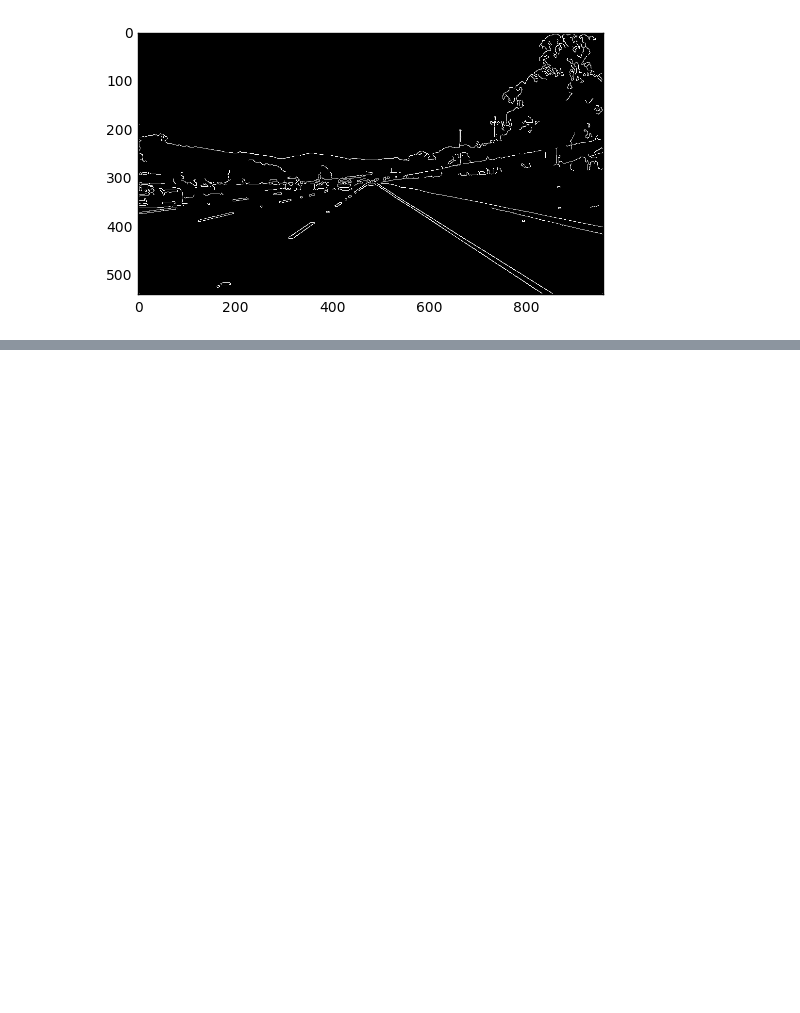
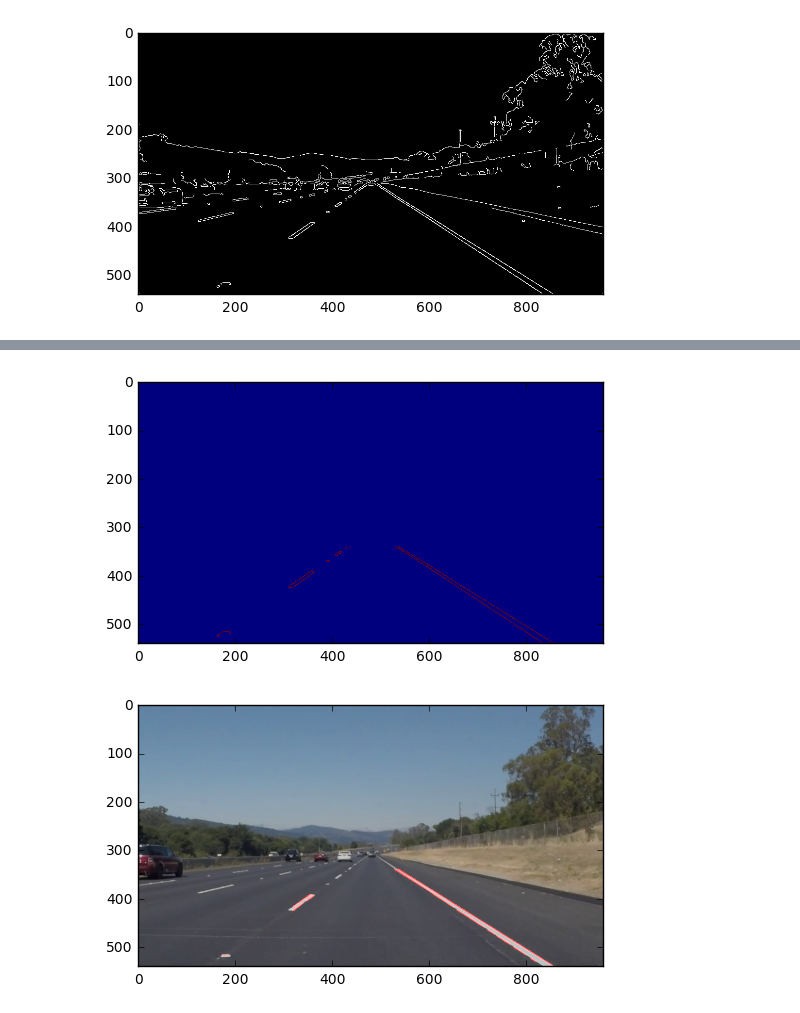
Before and after one commit to akshaybabloo/Car-ND, a Jupyter notebook: Term-1/Finding_Lane_Lines/P1/Project-1.ipynb, the cells around one changed output, grey strips where cells are left out. Cells and saved outputs as stored; diff of their text form; code cells hidden in the pictures; blank space fills up the shorter version.

```diff
--- a/Term-1/Finding_Lane_Lines/P1/Project-1.ipynb
+++ b/Term-1/Finding_Lane_Lines/P1/Project-1.ipynb
@@ -136,0 +158,22 @@ plt.imshow(edges_image, cmap='gray')
+# %%
+# Masking the image
+imshape = image.shape
+vertices = np.array([[(50, imshape[0]), (400, 340), (560, 340), (imshape[1], imshape[0])]], dtype=np.int32)
+masked_edges = region_of_interest(edges_image, vertices)
+
+# Applying Hough transform to masked image
+rho = 1
+theta = np.pi / 180
+threshold = 1
+min_line_length = 10
+max_line_gap = 1
+hough_lines_image = hough_lines(masked_edges, rho, theta, threshold, min_line_len=min_line_length, max_line_gap=max_line_gap)
+combo_image = weighted_img(hough_lines_image, image)
+# # Display images
+images = [masked_image, combo_image]
+for ima in images:
+    plt.figure()
+    plt.imshow(ima)
+# %% [output]
+[figure, added]
+[figure, added]
```
Also changed, not shown: parts of 5 cells of this notebook.
